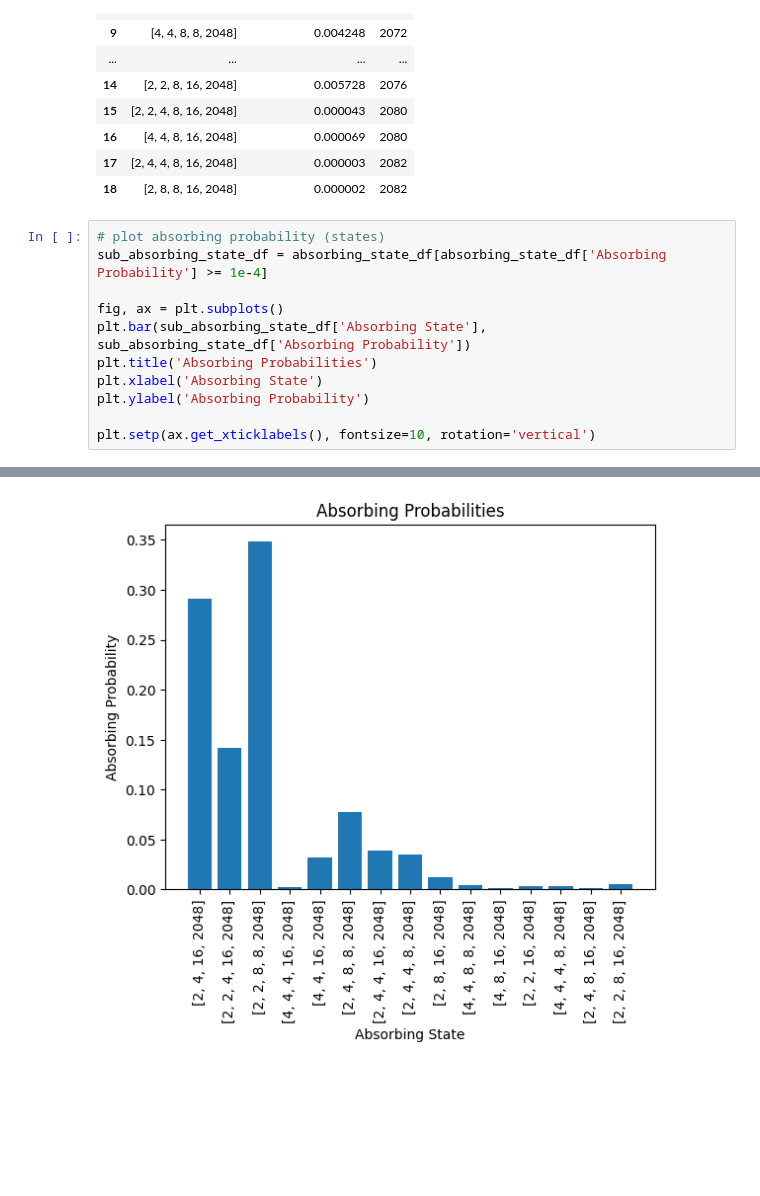
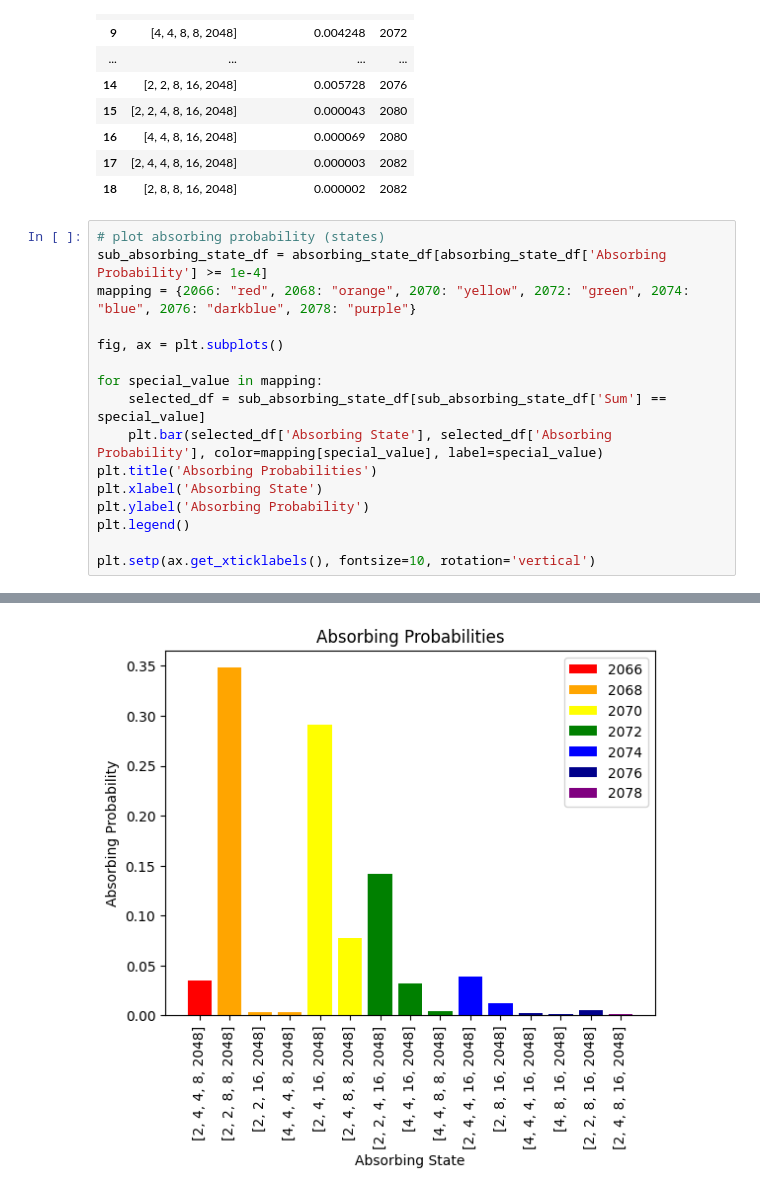
Before and after one commit to potpot1029/ESTR2018_Project, a Jupyter notebook: simulation_plot.ipynb, the cells around one changed output, grey strips where cells are left out. Saved outputs shown, nothing was run; the diff lists cells and outputs as text; blank space fills up the shorter version.

```diff
--- a/simulation_plot.ipynb
+++ b/simulation_plot.ipynb
@@ -75,30 +75,35 @@ display(absorbing_state_df)
 # %%
 # plot absorbing probability (states)
 sub_absorbing_state_df = absorbing_state_df[absorbing_state_df['Absorbing Probability'] >= 1e-4]
+mapping = {2066: "red", 2068: "orange", 2070: "yellow", 2072: "green", 2074: "blue", 2076: "darkblue", 2078: "purple"}
 
 fig, ax = plt.subplots()
-plt.bar(sub_absorbing_state_df['Absorbing State'], sub_absorbing_state_df['Absorbing Probability'])
+
+for special_value in mapping:
+    selected_df = sub_absorbing_state_df[sub_absorbing_state_df['Sum'] == special_value]
+    plt.bar(selected_df['Absorbing State'], selected_df['Absorbing Probability'], color=mapping[special_value], label=special_value)
 plt.title('Absorbing Probabilities')
 plt.xlabel('Absorbing State')
 plt.ylabel('Absorbing Probability')
+plt.legend()
 
 plt.setp(ax.get_xticklabels(), fontsize=10, rotation='vertical')
 # %% [output]
 [None,
  None,
  None,
  None,
  None,
  None,
  None,
  None,
  None,
  None,
  None,
  None,
 ... (29 lines left out)
  None,
  None,
  None,
  None]
-[figure, old version]
+[figure, new version]
```
Also changed, not shown: parts of 2 cells of this notebook, 1 other file.
